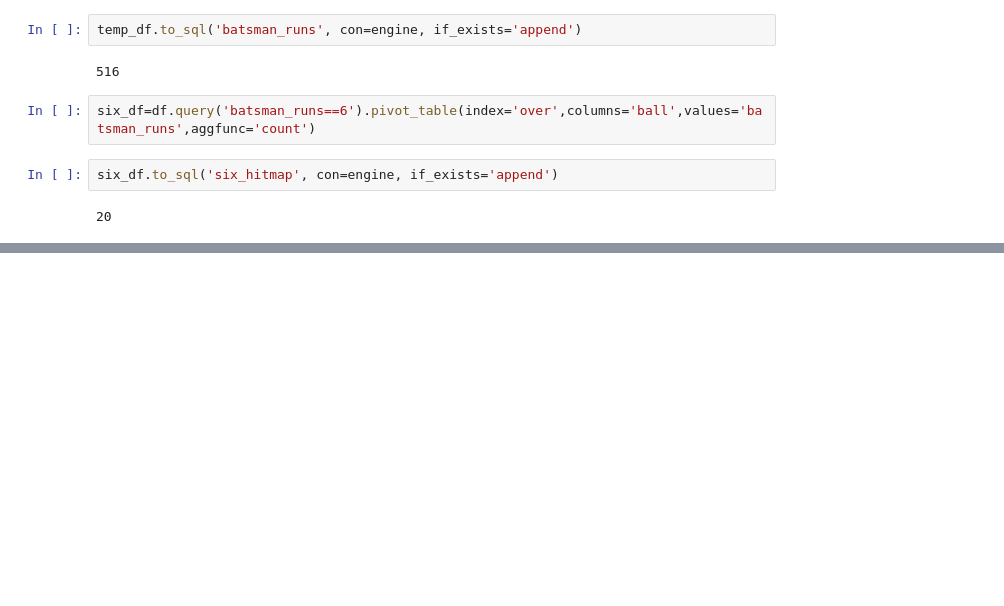
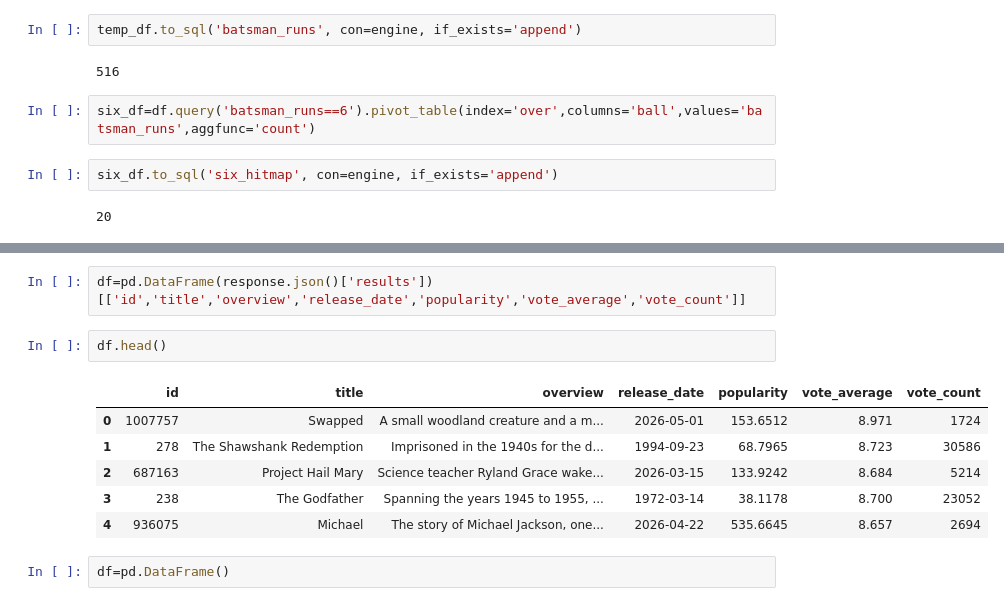
Before and after one commit to SKsudhanshukumar/AIML, a Jupyter notebook: Data Analysis/data_gathering.ipynb, the cells around one changed output, grey strips where cells are left out. Saved outputs shown, nothing was run; the diff lists cells and outputs as text; blank space fills up the shorter version.

```diff
--- a/Data Analysis/data_gathering.ipynb
+++ b/Data Analysis/data_gathering.ipynb
@@ -512,0 +506,13 @@ six_df.to_sql('six_hitmap', con=engine, if_exists='append')
+# %%
+df=pd.DataFrame(response.json()['results'])[['id','title','overview','release_date','popularity','vote_average','vote_count']]
+# %%
+df.head()
+# %% [output]
+|  | id | title | overview | release_date | popularity | vote_average | vote_count |
+| 0 | 1007757 | Swapped | A small woodland creature and a m... | 2026-05-01 | 153.6512 | 8.971 | 1724 |
+| 1 | 278 | The Shawshank Redemption | Imprisoned in the 1940s for the d... | 1994-09-23 | 68.7965 | 8.723 | 30586 |
+| 2 | 687163 | Project Hail Mary | Science teacher Ryland Grace wake... | 2026-03-15 | 133.9242 | 8.684 | 5214 |
+| 3 | 238 | The Godfather | Spanning the years 1945 to 1955, ... | 1972-03-14 | 38.1178 | 8.700 | 23052 |
+| 4 | 936075 | Michael | The story of Michael Jackson, one... | 2026-04-22 | 535.6645 | 8.657 | 2694 |
+# %%
+df=pd.DataFrame()
```
Also changed, not shown: parts of 10 cells of this notebook, 2 other files.
